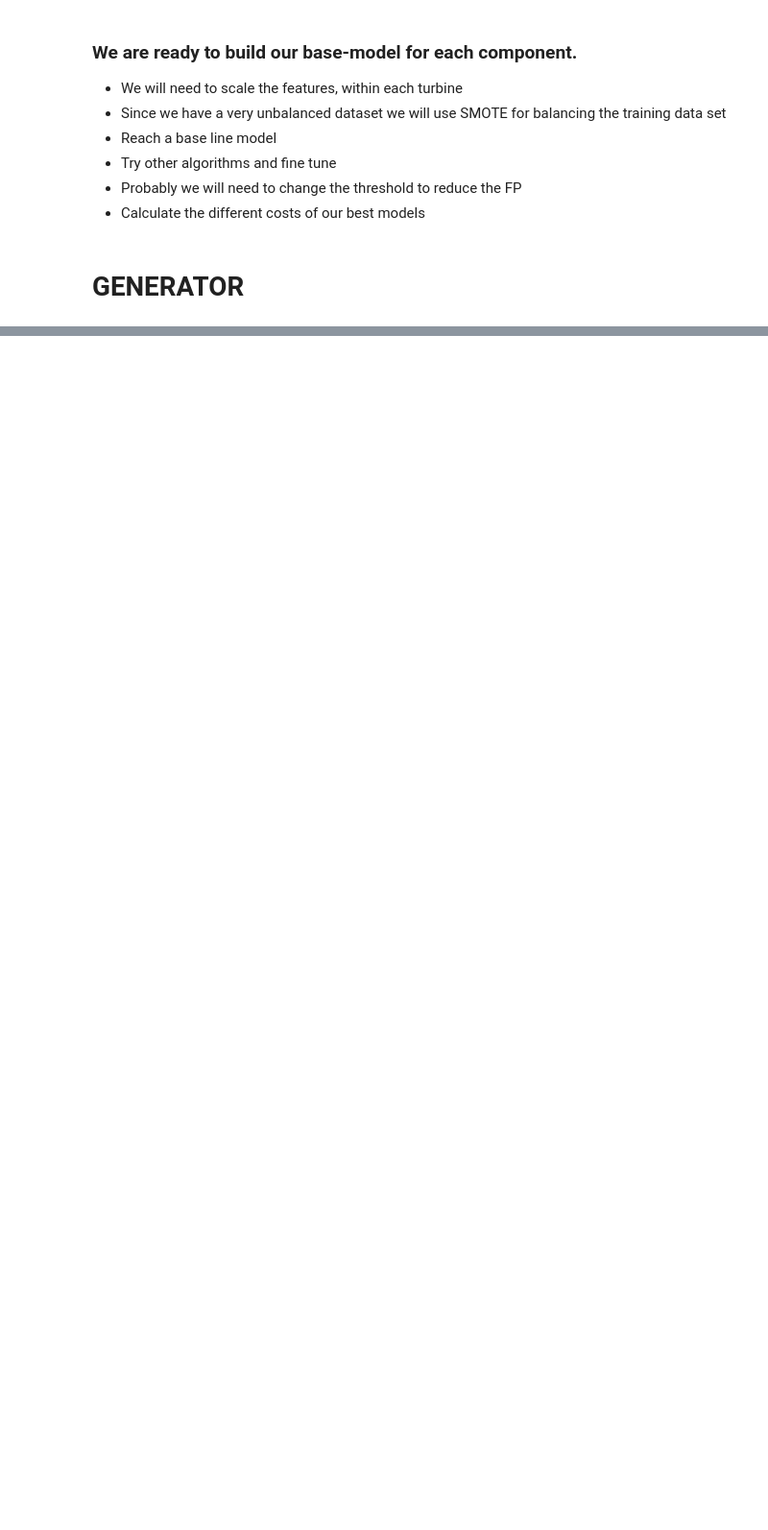
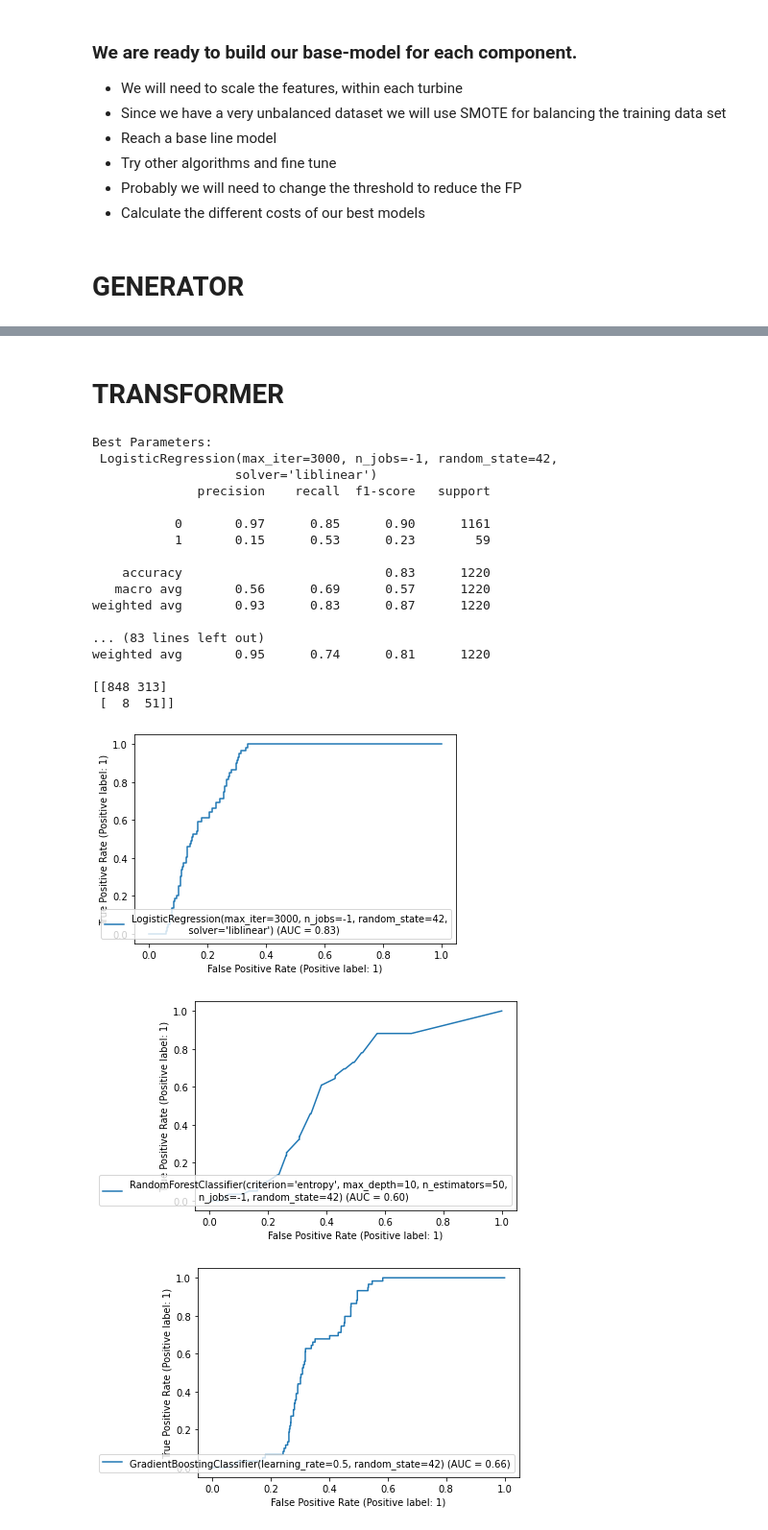
Before and after one commit to GGC17/htw, a Jupyter notebook: notebooks/model_bin_class.ipynb, the cells around one changed output, grey strips where cells are left out. Shown at 96% size. Cells and saved outputs as stored; diff of their text form; code cells hidden in the pictures; blank space fills up the shorter version.

```diff
--- a/notebooks/model_bin_class.ipynb
+++ b/notebooks/model_bin_class.ipynb
@@ -269,0 +377,54 @@ pred_xgb_gen = {}
+# %% [markdown]
+# TRANSFORMER
+# %%
+# By exploration, drop columns:
+transf_col_drop = ['HVTrafo_Phase2_Temp_Avg', 'HVTrafo_Phase2_Temp_Avg_av', 'HVTrafo_Phase2_Temp_Avg_sd',
+                   'HVTrafo_Phase1_Temp_Avg', 'HVTrafo_Phase1_Temp_Avg_av', 'HVTrafo_Phase1_Temp_Avg_sd',
+                   'Blds_PitchAngle_Min', 'Blds_PitchAngle_Min_av', 'Blds_PitchAngle_Min_sd',
+                   'Blds_PitchAngle_Avg', 'Blds_PitchAngle_Avg_av', 'Blds_PitchAngle_Avg_sd',
+                   'Amb_WindSpeed_Avg', 'Amb_WindSpeed_Avg_av', 'Amb_WindSpeed_Avg_sd',
+                   'Amb_WindSpeed_Std', 'Amb_WindSpeed_Std_av', 'Amb_WindSpeed_Std_sd',
+                   'Cont_Top_Temp_Avg', 'Cont_Top_Temp_Avg_av', 'Cont_Top_Temp_Avg_sd',
+                   'Cont_VCP_Temp_Avg', 'Cont_VCP_Temp_Avg_av', 'Cont_VCP_Temp_Avg_sd',
+                   'Grd_Busbar_Temp_Avg', 'Grd_Busbar_Temp_Avg_av', 'Grd_Busbar_Temp_Avg_sd']
+# %%
+# Drop columns
+transformer_train = transformer_train.drop(columns = transf_col_drop)
+transformer_test = transformer_test.drop(columns = transf_col_drop)
+# %%
+# Scale
+X_train_transf, X_test_transf = scale(transformer_train, transformer_test)
+# %%
+# Define target and Data Augmentation on training data
+y_train_transf = transformer_train['Failure']
+y_test_transf = transformer_test['Failure']
+X_train_transf, y_train_transf = data_aug(X_train_transf, y_train_transf)
+# %%
+clf_logreg_transf, pred_logreg_transf = logreg(X_train_transf, X_test_transf, y_train_transf, y_test_transf)
+clf_rfc_transf, pred_rfc_transf = rfc(X_train_transf, X_test_transf, y_train_transf, y_test_transf)
+clf_gbc_transf, pred_gbc_transf = gbc(X_train_transf, X_test_transf, y_train_transf, y_test_transf)
+clf_knn_transf, pred_knn_transf = knn(X_train_transf, X_test_transf, y_train_transf, y_test_transf)
+clf_abc_transf, pred_abc_transf = abc(X_train_transf, X_test_transf, y_train_transf, y_test_transf)
+clf_svc_transf, pred_svc_transf = svc(X_train_transf, X_test_transf, y_train_transf, y_test_transf)
+clf_gnb_transf, pred_gnb_transf = gnb(X_train_transf, X_test_transf, y_train_transf, y_test_transf)
+# %% [output]
+Best Parameters:
+ LogisticRegression(max_iter=3000, n_jobs=-1, random_state=42,
+                   solver='liblinear')
+              precision    recall  f1-score   support
+
+           0       0.97      0.85      0.90      1161
+           1       0.15      0.53      0.23        59
+
+    accuracy                           0.83      1220
+   macro avg       0.56      0.69      0.57      1220
+weighted avg       0.93      0.83      0.87      1220
+
+... (83 lines left out)
+weighted avg       0.95      0.74      0.81      1220
+
+[[848 313]
+ [  8  51]]
+[figure, added]
+[figure, added]
+[figure, added]
```
Also changed, not shown: parts of 35 cells of this notebook.
